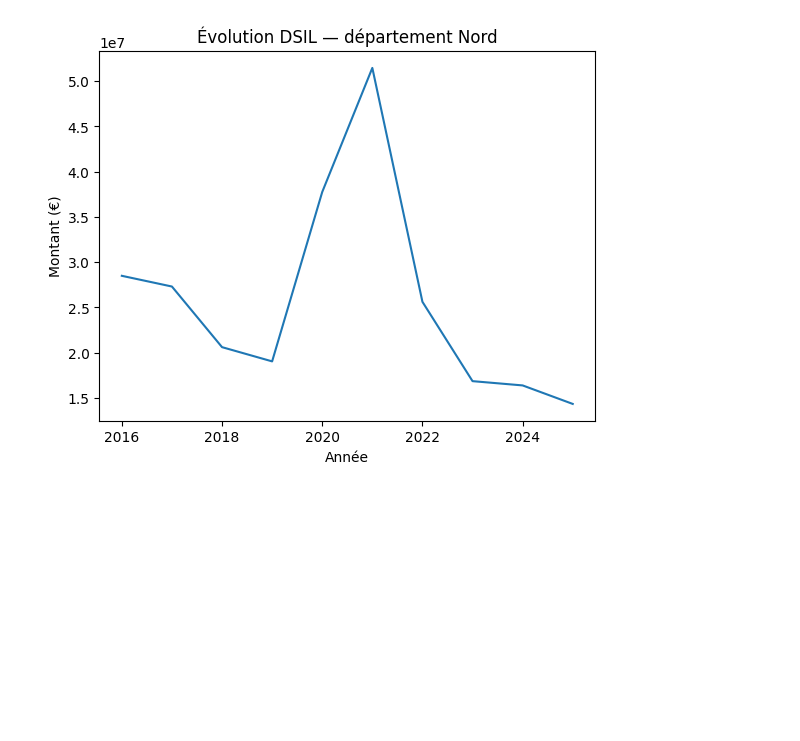
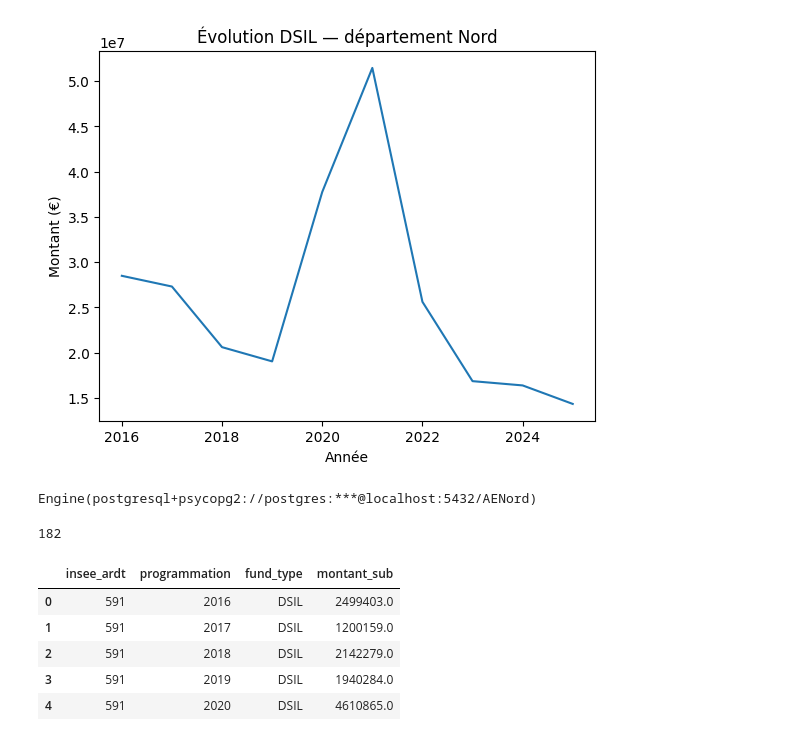
Before and after one commit to Antonlei59/projet1-aenord, a Jupyter notebook: notebooks/01_chargement_agregations.ipynb, the cells around one changed output. Saved outputs shown, nothing was run; the diff lists cells and outputs as text; code cells hidden in the pictures; blank space fills up the shorter version.

```diff
--- a/notebooks/01_chargement_agregations.ipynb
+++ b/notebooks/01_chargement_agregations.ipynb
@@ -187,3 +196,22 @@ plt.ylabel('Montant (€)')
 plt.show()
 # %% [output]
 [figure]
+# %%
+from sqlalchemy import create_engine
+engine = create_engine('postgresql+psycopg2://postgres:postgres@localhost:5432/AENord')
+print(engine)
+# %% [output]
+Engine(postgresql+psycopg2://postgres:***@localhost:5432/AENord)
+# %%
+sub_ardt.to_sql('sub_ardt', engine, if_exists='replace', index=False)
+# %% [output]
+182
+# %%
+pd.read_sql('SELECT * FROM sub_ardt LIMIT 5', engine)
+# %% [output]
+|  | insee_ardt | programmation | fund_type | montant_sub |
+| 0 | 591 | 2016 | DSIL | 2499403.0 |
+| 1 | 591 | 2017 | DSIL | 1200159.0 |
+| 2 | 591 | 2018 | DSIL | 2142279.0 |
+| 3 | 591 | 2019 | DSIL | 1940284.0 |
+| 4 | 591 | 2020 | DSIL | 4610865.0 |
```
Also changed, not shown: parts of 13 cells of this notebook, 24 other files.
